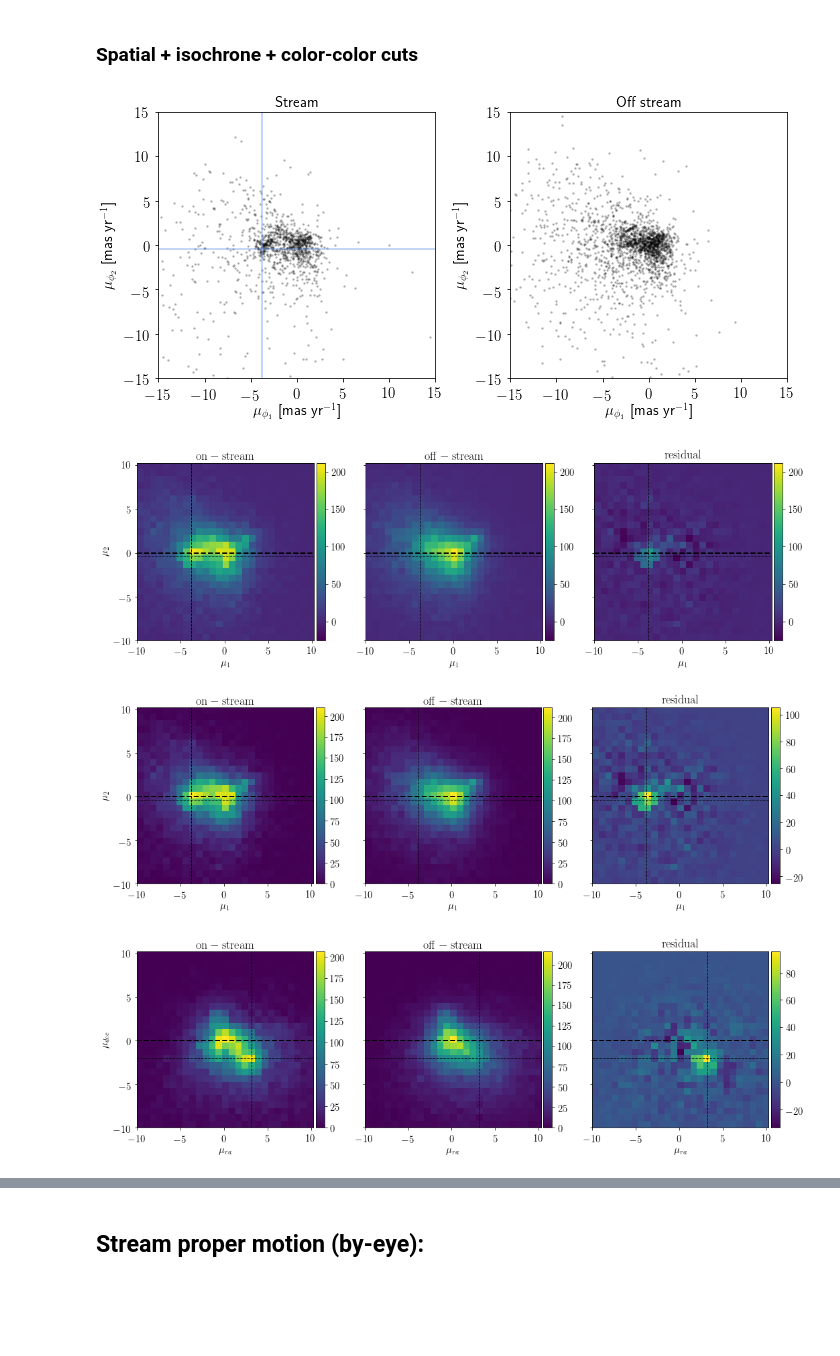
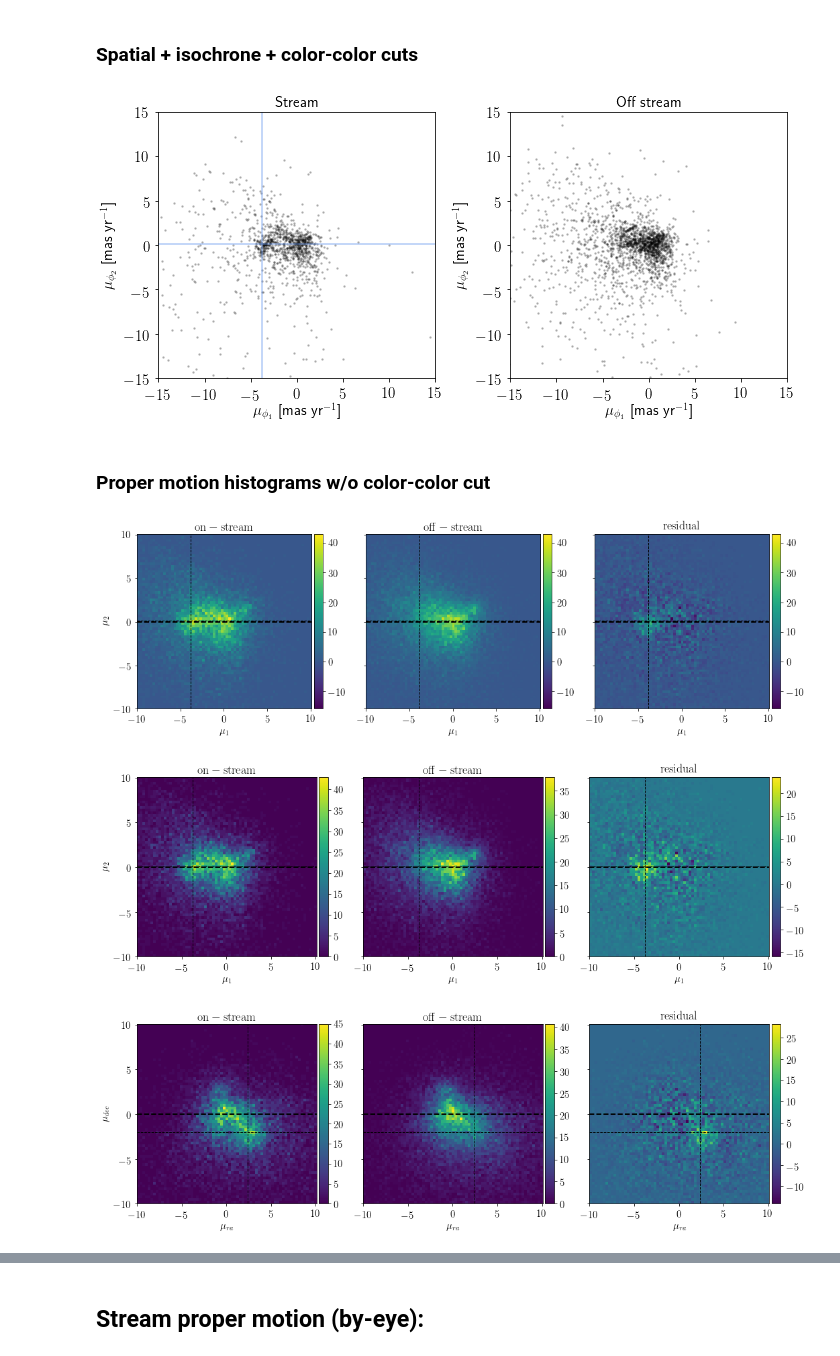
Before and after one commit to norashipp/shared_notebooks, a Jupyter notebook: Indus.ipynb, the cells around one changed output, grey strips where cells are left out. Saved outputs shown, nothing was run; the diff lists cells and outputs as text; code cells hidden in the pictures; blank space fills up the shorter version.

Commit message:
indus pm with color color cut

```diff
--- a/Indus.ipynb
+++ b/Indus.ipynb
@@ -1,8 +1,13 @@
 # %%
 STREAM = 'Indus'
 # %%
-pmPHI1, pmPHI2 = -3.8, -0.4
-pmRA, pmDEC = 3.2, -2
+# with color-color cut
+pmPHI1, pmPHI2 = -3.8, 0.1
+pmRA, pmDEC = 2.4, -2.0
+
+# without
+# pmPHI1, pmPHI2 = -3.8, -0.4
+# pmRA, pmDEC = 3.2, -2
 # %%
 MAG = 'WAVG_MAG_PSF_%s_DERED'
 MAGG = MAG%'G'
@@ -293,15 +298,20 @@ plt.title('Off stream', fontsize='medium')
 
 plt.tight_layout()
 # %% [output]
-[figure, old version]
+[figure, new version]
+# %% [markdown]
+### Proper motion histograms w/o color-color cut
 # %%
+# pmPHI1, pmPHI2 = -3.8, -0.4
+# pmRA, pmDEC = 3.2, -2.0
+
 # uniform color scale
-pm.pm_hist(stream, data[on_stream&iso_cut&plx_cut], data[off_stream&iso_cut&plx_cut], norm=pm.area_correction(data[on_stream&plx_cut], data[off_stream], 256), pms=[pmPHI1, pmPHI2], match_norm=True, dx=0.75)
+pm.pm_hist(stream, data[on_stream&iso_cut&plx_cut], data[off_stream&iso_cut&plx_cut], norm=pm.area_correction(data[on_stream&plx_cut], data[off_stream], 256), pms=[pmPHI1, pmPHI2], match_norm=True, dx=0.3)
 # free color scale
-pm.pm_hist(stream, data[on_stream&iso_cut&plx_cut], data[off_stream&iso_cut&plx_cut], norm=pm.area_correction(data[on_stream&plx_cut], data[off_stream], 256), pms=[pmPHI1, pmPHI2], match_norm=False, dx=0.75)
+pm.pm_hist(stream, data[on_stream&iso_cut&plx_cut], data[off_stream&iso_cut&plx_cut], norm=pm.area_correction(data[on_stream&plx_cut], data[off_stream], 256), pms=[pmPHI1, pmPHI2], match_norm=False, dx=0.3)
 # equatorial coords
-pm.pm_hist(stream, data[on_stream&iso_cut&plx_cut], data[off_stream&iso_cut&plx_cut], norm=pm.area_correction(data[on_stream&plx_cut], data[off_stream], 256), pms=[pmRA, pmDEC], match_norm=False, dx=0.75, stream_coords=False)
+pm.pm_hist(stream, data[on_stream&iso_cut&plx_cut], data[off_stream&iso_cut&plx_cut], norm=pm.area_correction(data[on_stream&plx_cut], data[off_stream], 256), pms=[pmRA, pmDEC], match_norm=False, dx=0.3, stream_coords=False)
 # %% [output]
-[figure, old version]
+[figure, new version]
-[figure, old version]
+[figure, new version]
-[figure, old version]
+[figure, new version]
```
Also changed, not shown: parts of 8 cells of this notebook.
